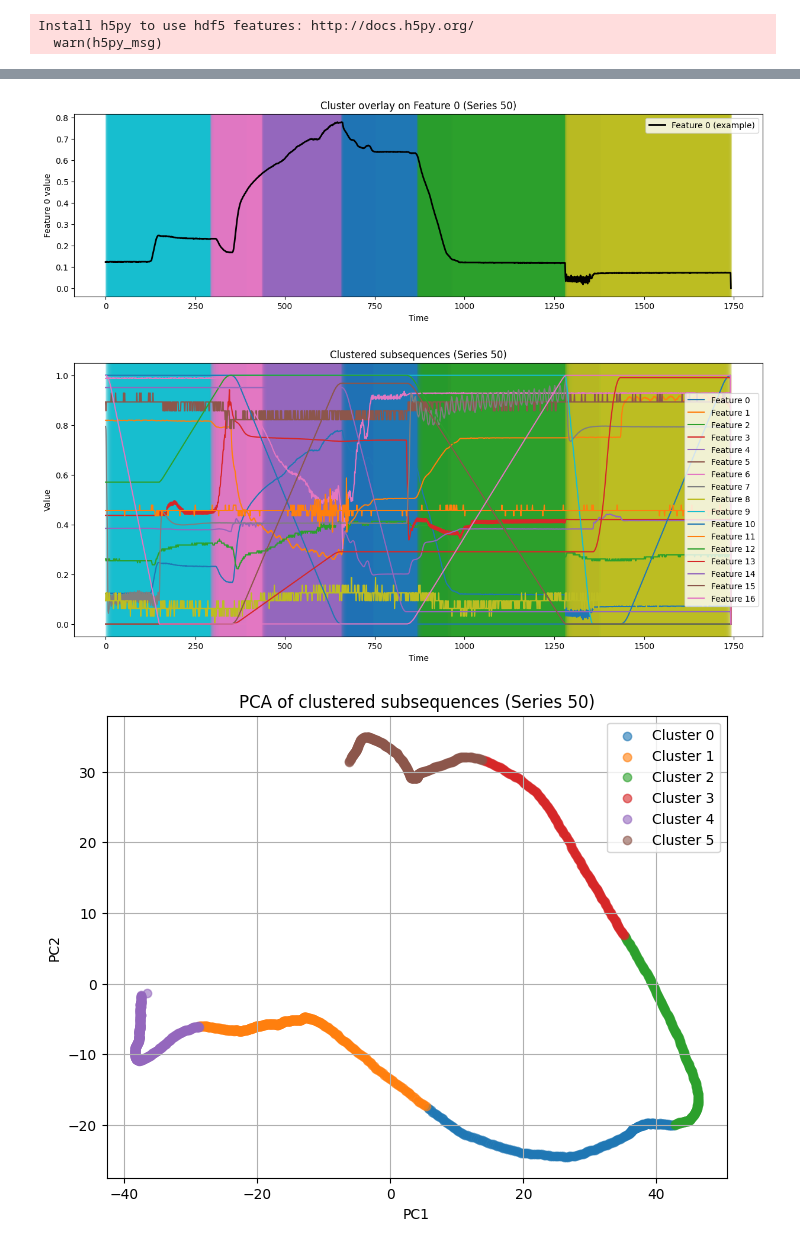
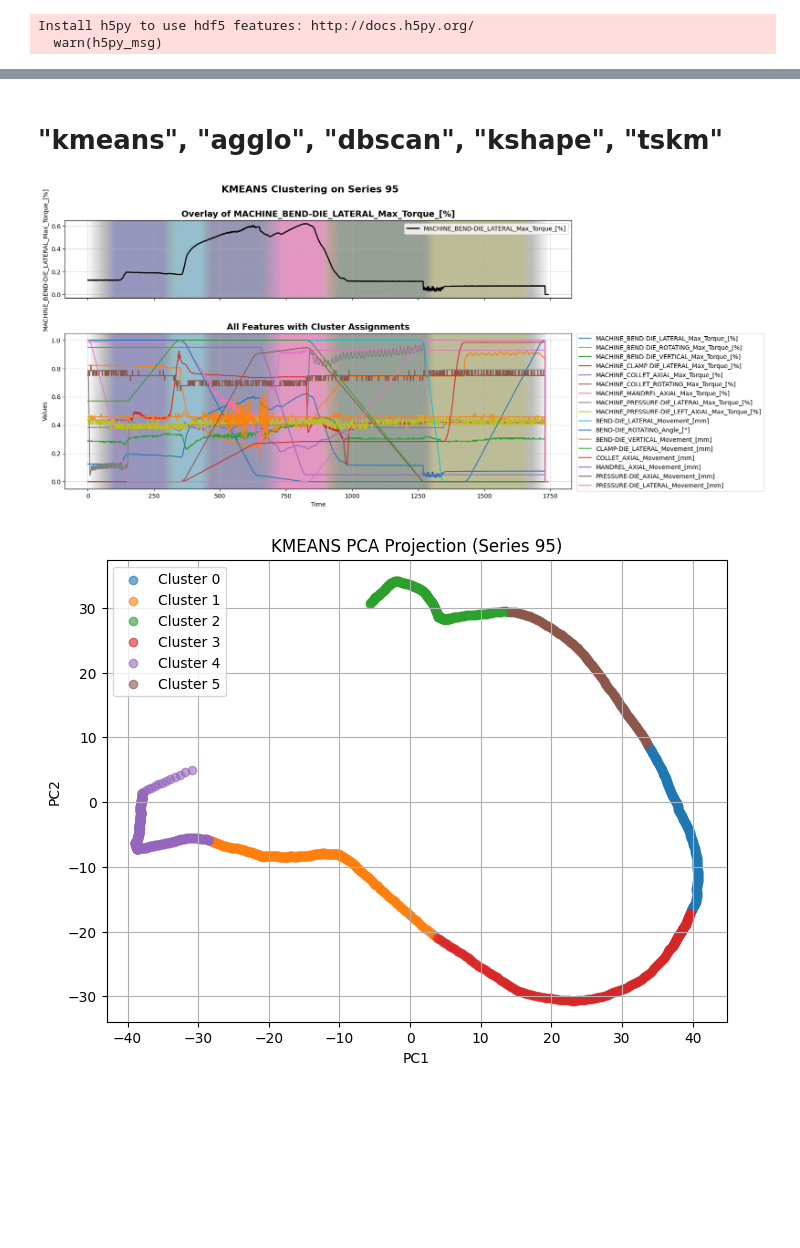
Before and after one commit to arman-niaruhi/temporal-windows-analysis-rotary-tube-bending, a Jupyter notebook: src/pipeline/ml/context-extractor/cluster-based-algorithm/clustering.ipynb, the cells around one changed output, grey strips where cells are left out. Drawn from its saved outputs; the diff is of its cells as text; code cells hidden in the pictures; blank space fills up the shorter version.

```diff
--- a/src/pipeline/ml/context-extractor/cluster-based-algorithm/clustering.ipynb
+++ b/src/pipeline/ml/context-extractor/cluster-based-algorithm/clustering.ipynb
@@ -88,14 +60,13 @@ inertias, scores = plot_k_selection(time_series_data, series_idx=50, window_size
-# %%
-experiment_index = 50
-labels, kmeans, _ = cluster_time_series_subsequences(
-    time_series_data,
-    series_idx=experiment_index,
-    window_size=100,
-    n_clusters=6
-)
-idx = targets["Experiment_ID"].unique()[experiment_index]
-target = targets[targets["Experiment_ID"]==idx]
-# %% [output]
-[figure, removed]
-[figure, removed]
-[figure, removed]
+# %%
+feature_names= list(sensor_df.columns)
+feature_names.remove("Experiment_ID")
+# %% [markdown]
+# "kmeans", "agglo", "dbscan", "kshape", "tskm"
+# %%
+kmeans_clusterer = KMeansClusterer(X, random_state=42, experiment_ids=experiment_ids)
+labels, kmeans, subsequences_pca = kmeans_clusterer.cluster(
+    experiment_id=302, window_size=100, n_clusters=6,feature_names=feature_names, algorithm= "kmeans"
+)
+# %% [output]
+[figure, added]
+[figure, added]
```
Also changed, not shown: parts of 7 cells of this notebook, 2 other files.
